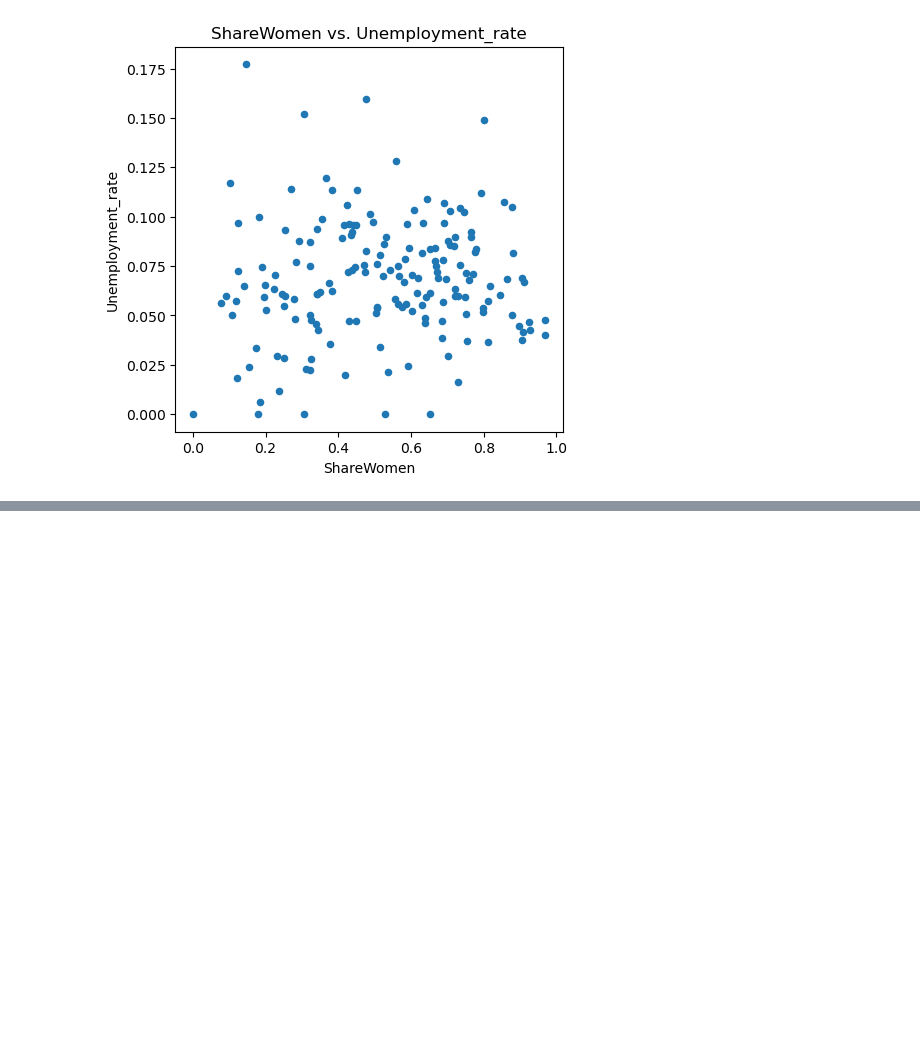
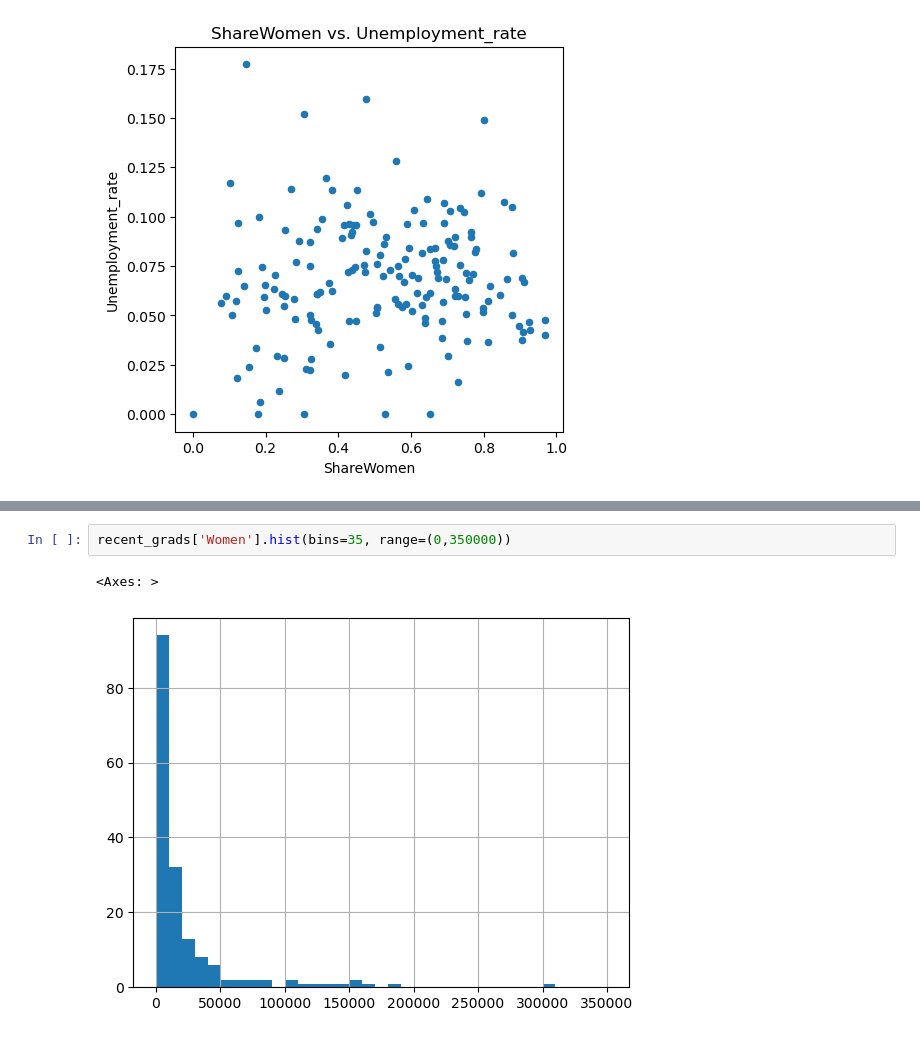
Before and after one commit to rabobahago/data_analytics_projects, a Jupyter notebook: visualizing_earnings_based_on_college_majors/main.ipynb, the cells around one changed output, grey strips where cells are left out. Saved outputs shown, nothing was run; the diff lists cells and outputs as text; blank space fills up the shorter version.

```diff
--- a/visualizing_earnings_based_on_college_majors/main.ipynb
+++ b/visualizing_earnings_based_on_college_majors/main.ipynb
@@ -117,0 +137,5 @@ recent_grads.plot(x='ShareWomen', y='Unemployment_rate', title = "ShareWomen vs.
+# %%
+recent_grads['Women'].hist(bins=35, range=(0,350000))
+# %% [output]
+<Axes: >
+[figure, added]
```
Also changed, not shown: parts of 3 cells of this notebook.
